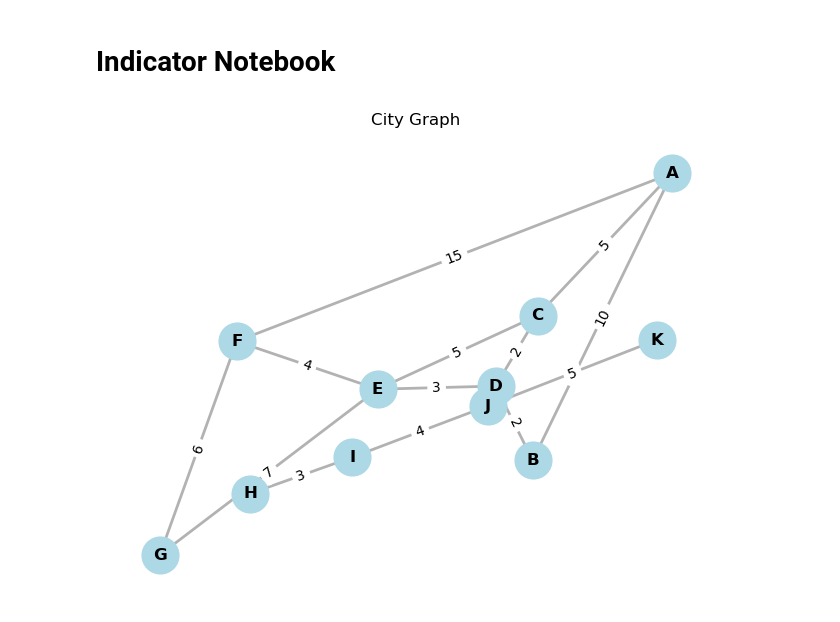
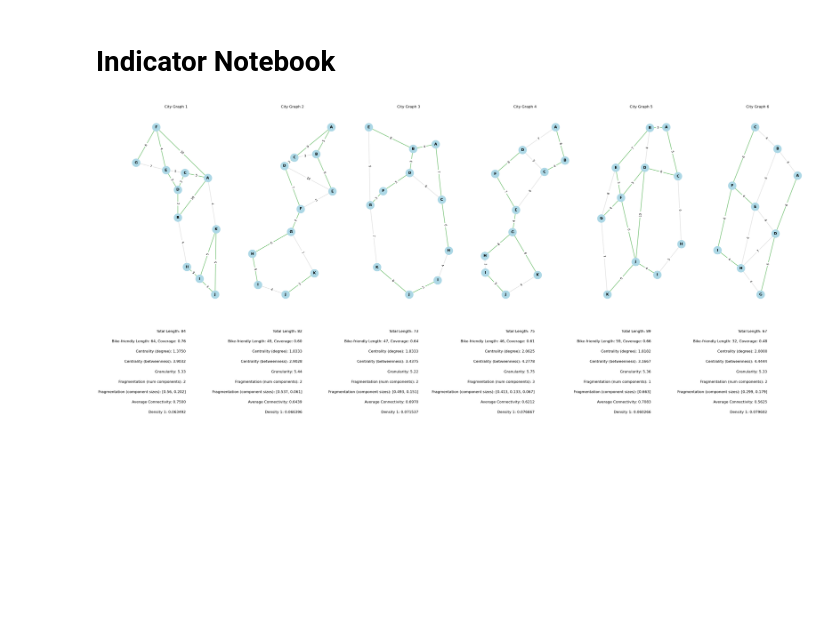
Before and after one commit to tim-lemm/code_these, a Jupyter notebook: notebooks/indicators.ipynb, the cells around one changed output. Cells and saved outputs as stored; diff of their text form; code cells hidden in the pictures; blank space fills up the shorter version.

Commit message:
several network indicator created and tested on syntetic graph

```diff
--- a/notebooks/indicators.ipynb
+++ b/notebooks/indicators.ipynb
@@ -27,18 +152 @@ def city_graph_generator ():
     return G
-# %%
-def draw_graph(G, title):
-    pos = nx.kamada_kawai_layout(G, weight='length')
-    plt.figure(figsize=(8, 6))
-
-    # Draw the nodes and edges
-    nx.draw_networkx_nodes(G, pos, node_size=700, node_color="lightblue")
-    nx.draw_networkx_labels(G, pos, font_size=12, font_weight="bold", font_color="black")
-    nx.draw_networkx_edges(G, pos, width=2, alpha=0.6, edge_color="gray", arrows=True, arrowsize=20)
-
-    # Edge labels for weights (travel time)
-    edge_labels = nx.get_edge_attributes(G, 'length')
-    nx.draw_networkx_edge_labels(G, pos, edge_labels=edge_labels)
-
-    plt.title(title)
-    plt.axis("off")
-    plt.show()
@@ -45,5 +207,16 @@ def draw_graph(G, title):
 # %%
-G = city_graph_generator()
-draw_graph(G, "City Graph")
+fig, ax = plt.subplots(1, 6, figsize=(40, 12))
+for i in range(1,7):
+    G = city_graph_generator(10, i)
+    draw_graph(G, f"City Graph {i}", ax=ax[i-1])
+    ax[i-1].text(0.6, -0.1, f"Total Length: {network_size(G)}", size=12, ha="right", transform=ax[i-1].transAxes)
+    ax[i-1].text(0.6, -0.15, f"Bike-friendly Length: {network_size(G, bikes_only=True)}, Coverage: {network_coverage(G):.2f}", size=12, ha="right", transform=ax[i-1].transAxes)
+    ax[i-1].text(0.6, -0.2, f"Centrality (degree): {network_centrality_degree(G):.4f}", size=12, ha="right", transform=ax[i-1].transAxes)
+    ax[i-1].text(0.6, -0.25, f"Centrality (betweenness): {network_centrality_betweeness(G):.4f}", size=12, ha="right", transform=ax[i-1].transAxes)
+    ax[i-1].text(0.6, -0.30, f"Granularity: {network_granularity(G, bikes_only=True):.2f}", size=12, ha="right", transform=ax[i-1].transAxes)
+    ax[i-1].text(0.6, -0.35, f"Fragmentation (num components): {network_fragmentation_num(G)}", size=12, ha="right", transform=ax[i-1].transAxes)
+    ax[i-1].text(0.6, -0.40, f"Fragmentation (component sizes): {network_fragmentation_sizes(G)}", size=12, ha="right", transform=ax[i-1].transAxes)
+    ax[i-1].text(0.6, -0.45, f"Average Connectivity: {network_connectivity(G):.4f}", size=12, ha="right", transform=ax[i-1].transAxes)
+    ax[i-1].text(0.6, -0.50, f"Density 1: {network_density_1(G):.6f}", size=12, ha="right", transform=ax[i-1].transAxes)
 # %% [output]
-[figure, old version]
+[figure, new version]
```
Also changed, not shown: parts of 4 cells of this notebook.
